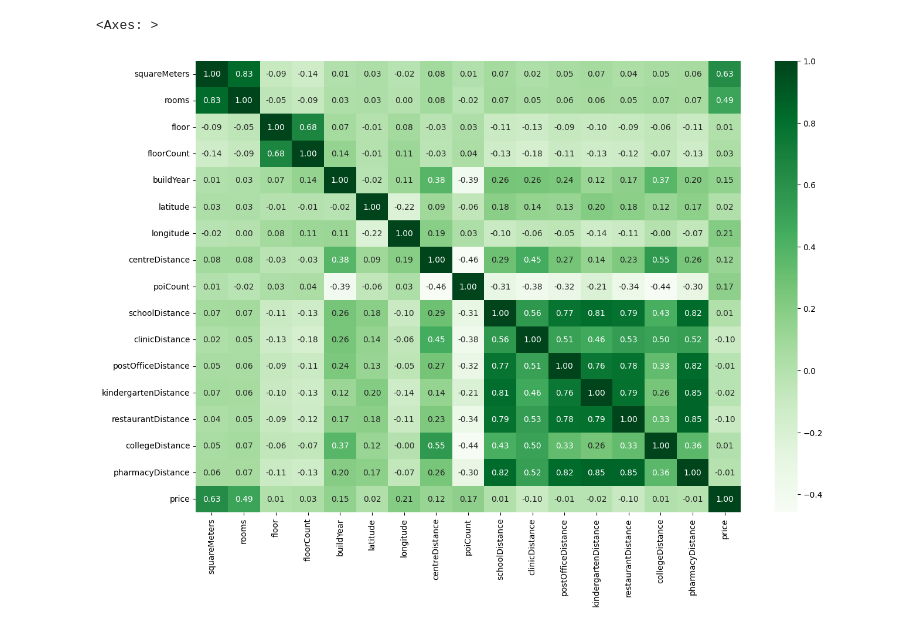
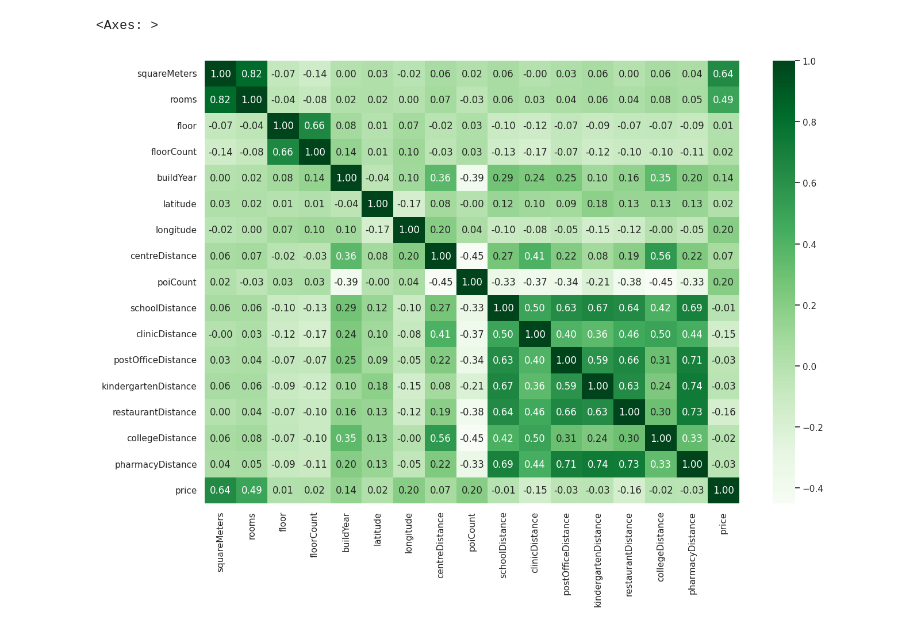
Before and after one commit to SzymonCisowski/PFML_Project, a Jupyter notebook: Projekt_PFML1.ipynb, the cells around one changed output. Saved outputs shown, nothing was run; the diff lists cells and outputs as text; code cells hidden in the pictures.

```diff
--- a/Projekt_PFML1.ipynb
+++ b/Projekt_PFML1.ipynb
@@ -35,0 +41,3 @@ df.describe()
+# %%
+df = df.drop_duplicates().reset_index(drop=True)
+df
@@ -36,9 +74,14 @@ df.describe()
+# %%
+df.drop(['id', 'condition', 'buildingMaterial'], axis=1, inplace=True)
+df = df.dropna()
 # %%
 from sklearn.model_selection import train_test_split
 #X = data.drop('Exercise Intensity', axis = 1)
 #y = data['Exercise Intensity']
-X_train, X_test = train_test_split(df,test_size=0.3,random_state=21)
+X_train, X_test = train_test_split(df,test_size=0.4,random_state=21)
+X_valid, X_test = train_test_split(X_test,test_size=0.5,random_state=21)
 print(len(X_train))
 print(len(X_test))
+print(len(X_valid))
 X_train.describe()
 # %% [output]
@@ -56,9 +100,9 @@ X_train.describe()
 # %%
 import seaborn as sns
 import matplotlib.pyplot as plt
-corr = df.corr()
+corr = X_train.corr()
 plt.figure(figsize = (15, 10))
 sns.heatmap(corr, cmap = 'Greens', annot = True, fmt = '.2f')
 # %% [output]
 <Axes: >
-[figure, old version]
+[figure, new version]
```
Also changed, not shown: parts of 10 cells of this notebook.
